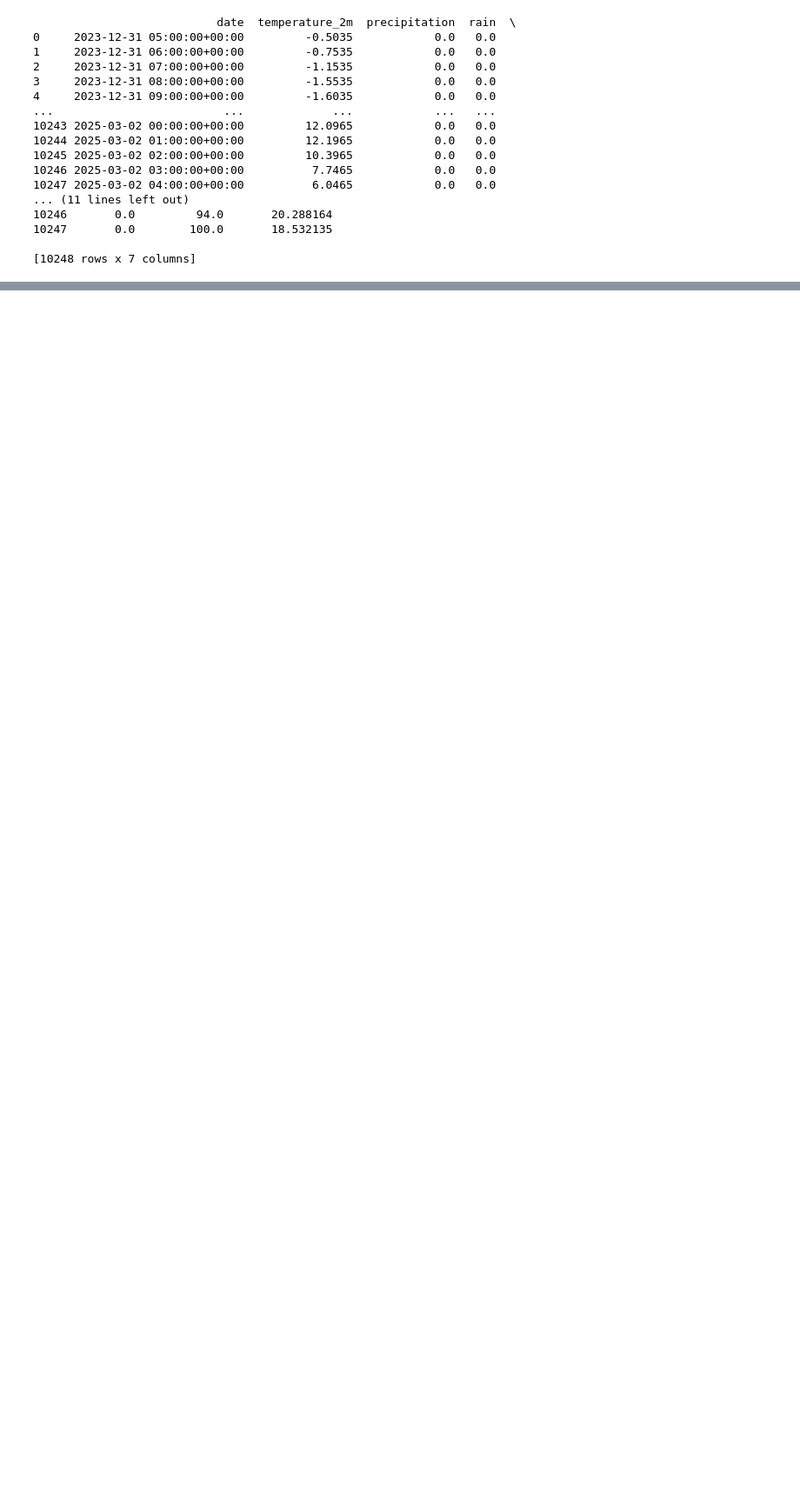
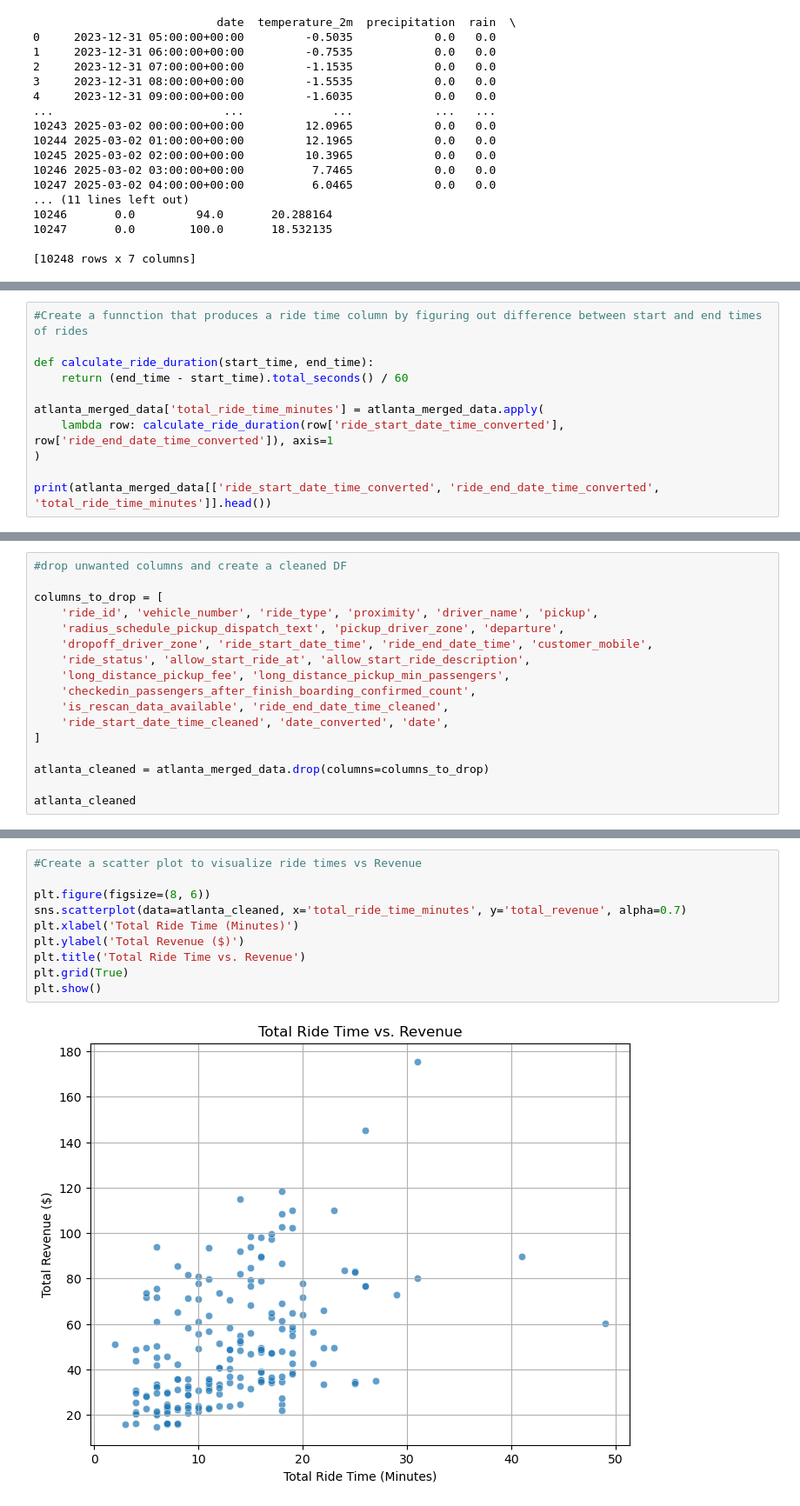
Before and after one commit to jchay3/james_hay_project_2_Compare_ride_patterns_and_predictive_modeling_of_rides_by-_transport_x, a Jupyter notebook: james_workbook_for_atlanta.ipynb, the cells around one changed output, grey strips where cells are left out. Shown at 87% size. Drawn from its saved outputs; the diff is of its cells as text; blank space fills up the shorter version.

Commit message:
Deleting Bato Rouge Data, Adding Atlanta Code

```diff
--- a/james_workbook_for_atlanta.ipynb
+++ b/james_workbook_for_atlanta.ipynb
@@ -158,0 +232,11 @@ print(atlanta_hourly_dataframe)
+# %%
+#Create a funnction that produces a ride time column by figuring out difference between start and end times of rides
+
+def calculate_ride_duration(start_time, end_time):
+    return (end_time - start_time).total_seconds() / 60
+
+atlanta_merged_data['total_ride_time_minutes'] = atlanta_merged_data.apply(
+    lambda row: calculate_ride_duration(row['ride_start_date_time_converted'], row['ride_end_date_time_converted']), axis=1
+)
+
+print(atlanta_merged_data[['ride_start_date_time_converted', 'ride_end_date_time_converted', 'total_ride_time_minutes']].head())
@@ -158,0 +257,17 @@ print(atlanta_hourly_dataframe)
+# %%
+#drop unwanted columns and create a cleaned DF
+
+columns_to_drop = [
+    'ride_id', 'vehicle_number', 'ride_type', 'proximity', 'driver_name', 'pickup',
+    'radius_schedule_pickup_dispatch_text', 'pickup_driver_zone', 'departure',
+    'dropoff_driver_zone', 'ride_start_date_time', 'ride_end_date_time', 'customer_mobile',
+    'ride_status', 'allow_start_ride_at', 'allow_start_ride_description',
+    'long_distance_pickup_fee', 'long_distance_pickup_min_passengers',
+    'checkedin_passengers_after_finish_boarding_confirmed_count',
+    'is_rescan_data_available', 'ride_end_date_time_cleaned',
+    'ride_start_date_time_cleaned', 'date_converted', 'date',
+]
+
+atlanta_cleaned = atlanta_merged_data.drop(columns=columns_to_drop)
+
+atlanta_cleaned
@@ -158,0 +288,12 @@ print(atlanta_hourly_dataframe)
+# %%
+#Create a scatter plot to visualize ride times vs Revenue
+
+plt.figure(figsize=(8, 6))
+sns.scatterplot(data=atlanta_cleaned, x='total_ride_time_minutes', y='total_revenue', alpha=0.7)
+plt.xlabel('Total Ride Time (Minutes)')
+plt.ylabel('Total Revenue ($)')
+plt.title('Total Ride Time vs. Revenue')
+plt.grid(True)
+plt.show()
+# %% [output]
+[figure, added]
```
Also changed, not shown: parts of 10 cells of this notebook, 2 other files.
